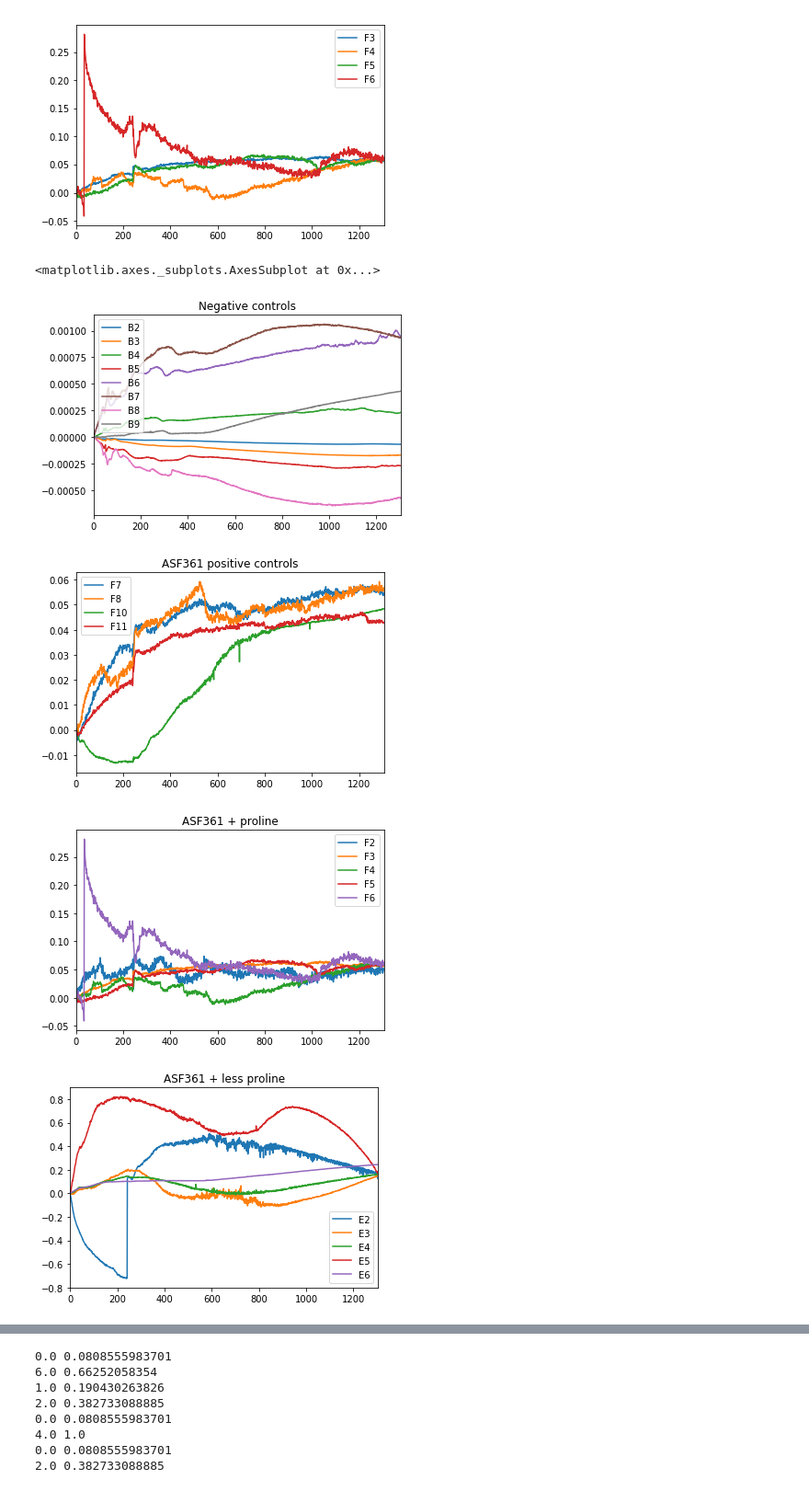
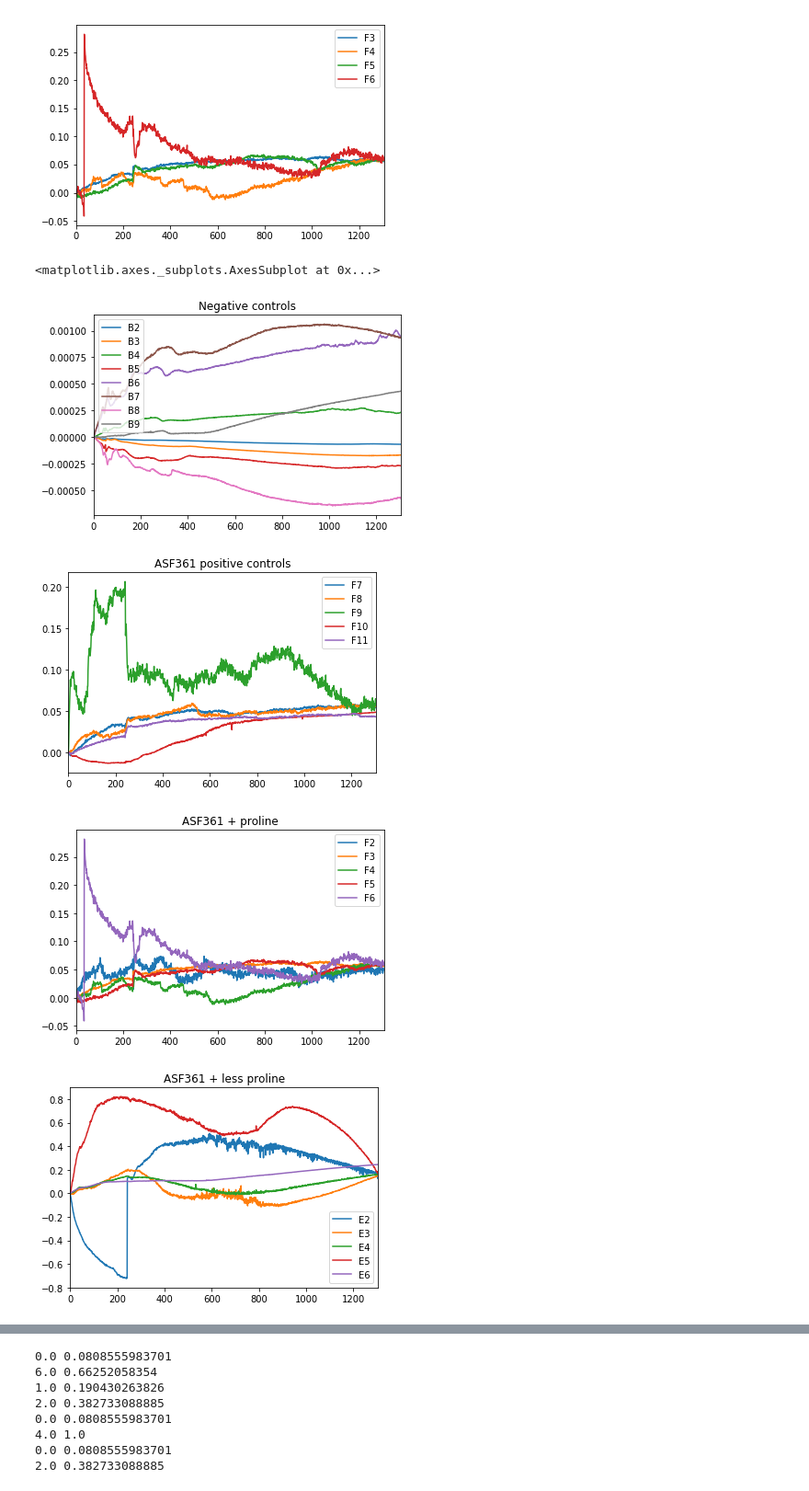
Before and after one commit to gregmedlock/asf_interactions, a Jupyter notebook: bin/growth_curves.ipynb, the cells around one changed output, grey strips where cells are left out. Shown at 92% size. Drawn from its saved outputs; the diff is of its cells as text; code cells hidden in the pictures.

Commit message:
updated growth curves

```diff
--- a/bin/growth_curves.ipynb
+++ b/bin/growth_curves.ipynb
@@ -69,14 +69,14 @@ See the caveats in the documentation: http://pandas.pydata.org/pandas-docs/stabl
 <matplotlib.axes._subplots.AxesSubplot at 0x...>
 [figure]
 # %%
-# plot some conditions
+# plot some conditions with ASF361
 p1_normalized[['B2','B3','B4','B5','B6','B7','B8','B9']].plot(title='Negative controls')
-p1_normalized[['F7','F8','F10','F11']].plot(title='ASF361 positive controls')
+p1_normalized[['F7','F8','F9','F10','F11']].plot(title='ASF361 positive controls')
 p1_normalized[['F2','F3','F4','F5','F6']].plot(title='ASF361 + proline')
 p1_normalized[['E2','E3','E4','E5','E6']].plot(title='ASF361 + less proline')
 # %% [output]
 <matplotlib.axes._subplots.AxesSubplot at 0x...>
 [figure]
-[figure, old version]
+[figure, new version]
 [figure]
 [figure]
```
Also changed, not shown: parts of 1 cell of this notebook.
